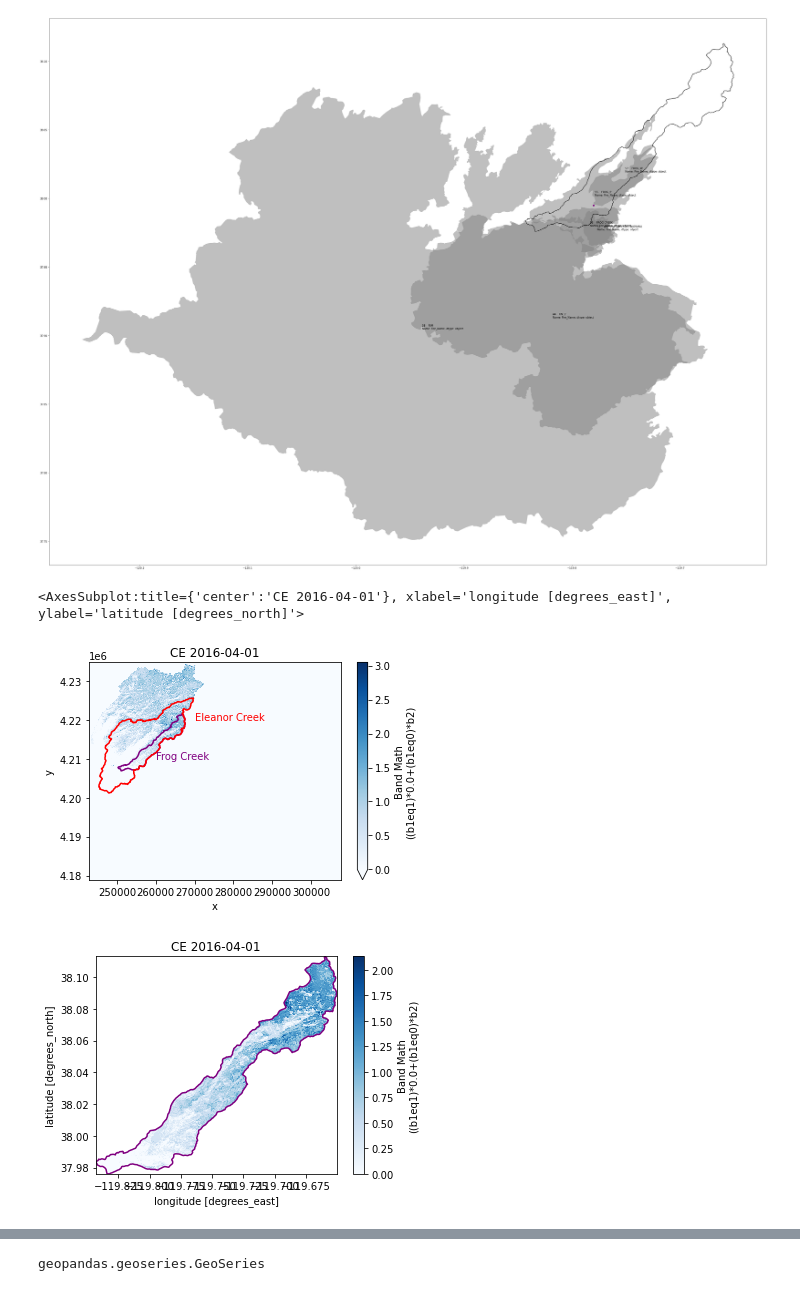
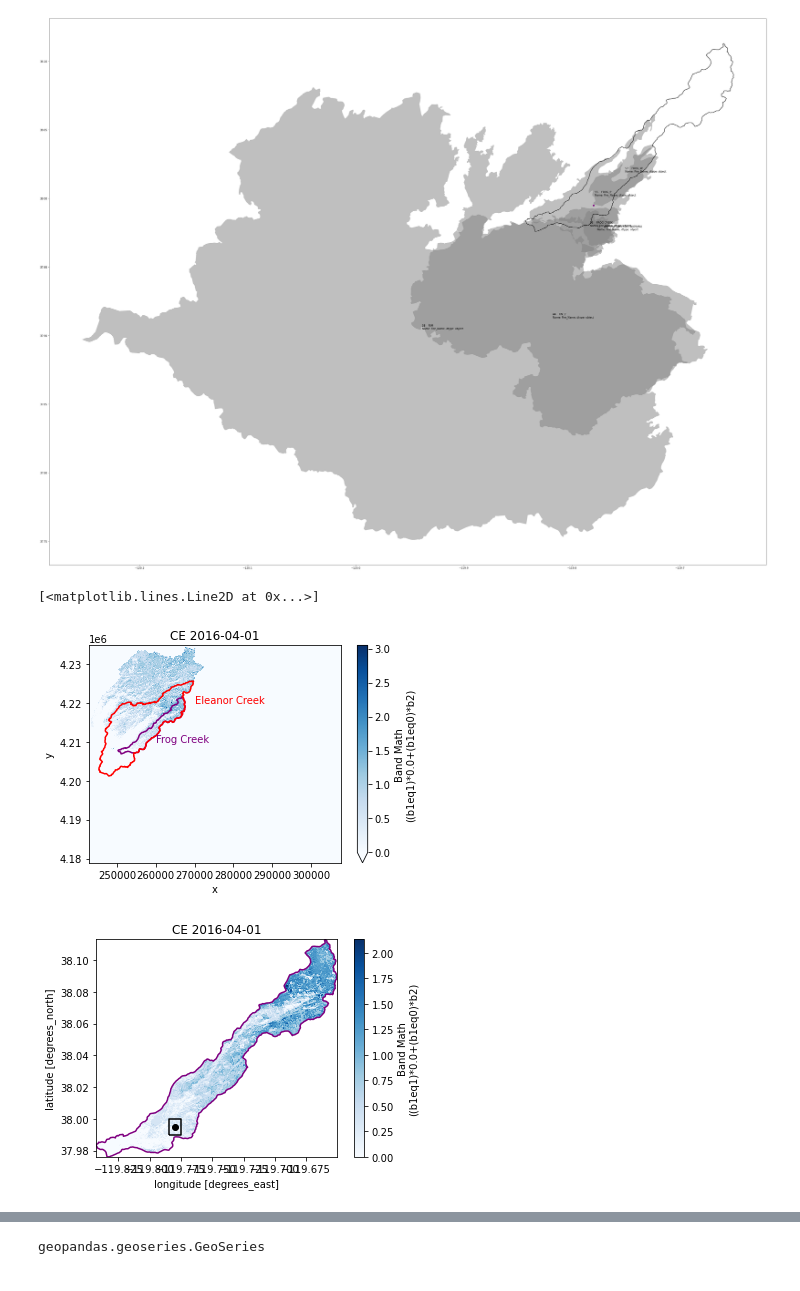
Before and after one commit to mariannecowherd/pyrodiversity, a Jupyter notebook: code/YosemiteDemo.ipynb, the cells around one changed output, grey strips where cells are left out. Saved outputs shown, nothing was run; the diff lists cells and outputs as text; code cells hidden in the pictures.

Commit message:
add frog aso data

```diff
--- a/code/YosemiteDemo.ipynb
+++ b/code/YosemiteDemo.ipynb
@@ -190,37 +190,72 @@ frog_t.boundary.plot(ax=ax,color='black')
 # %%
 import datetime
 import glob
+d_bhv = 0.005# distance from beehive sensor, in degrees
+
 eleanor = hucs[hucs.Name == 'Eleanor Creek']
 ##load in and plot all relevant ASO data for frog creek:
 list = glob.glob(r'data/aso/*.tif')
 tmp = list[0]
 basin = tmp.split('SWE_USCA')[1].split('_')[0]
 date = tmp.split('SWE_USCA')[1].split('_')[1].split('.tif')[0]
 image_date = datetime.date(year=int(date[0:4]),month=int(date[4:6]),day=int(date[6:8]))
 fig,ax=plt.subplots()
 data = rxr.open_rasterio(tmp)
 data.rio.set_crs('epsg:32611')
 data.plot(cmap='Blues',vmin=0,ax=ax)
 frog_utm = frogcreek.to_crs(data.rio.crs)
 frog_utm.boundary.plot(ax=ax,color='purple')
 ax.set_title(basin + ' ' + str(image_date))
 ax.text(260000,4.21e6,'Frog Creek',color='purple')
 eleanor.to_crs(data.rio.crs).boundary.plot(ax=ax,color='red')
 ax.text(270000,4.22e6,'Eleanor Creek',color='red')
 
 fig,ax=plt.subplots()
 data_t = data.rio.reproject(frog_t.crs,dst_FillValue = np.nan)
 data_t['_FillValue'] = np.nan
 data_t.attrs['_FillValue'] = np.nan
 data_t.values[data_t.values<-1] = np.nan
 frog_data = data_t.rio.clip(frog_t.geometry)
 frog_data.plot(vmin = 0,cmap='Blues',ax=ax)
 ax.set_title(basin + ' ' + str(image_date))
 frog_t.boundary.plot(ax=ax,color='purple')
+
+
+from shapely.geometry import Polygon
+
+## clip to near the beehive snow course
+beehive_data = data_t.rio.clip_box(minx = beehive_loc[1]-d_bhv,
+                                    miny = beehive_loc[0]-d_bhv,
+                                    maxx =  beehive_loc[1]+d_bhv,
+                                    maxy = beehive_loc[0]+d_bhv )
+
+min_x = beehive_loc[1]-d_bhv
+min_y = beehive_loc[0]-d_bhv
+max_x =  beehive_loc[1]+d_bhv
+max_y = beehive_loc[0]+d_bhv
+import pandas as pd
+
+# function to return polygon
+def bbox(long0, lat0, long1, lat1):
+    return Polygon([[long0, lat0],
+                    [long1,lat0],
+                    [long1,lat1],
+                    [long0, lat1]])
+
+test = bbox(min_x,min_y,max_x,max_y)
+
+gpd.GeoDataFrame(pd.DataFrame(['p1'], columns = ['geom']),
+        crs = {'init':'epsg:4326'},
+        geometry = [test]).to_file('bhv_box.shp')
+
+bhv_box = gpd.read_file('bhv_box.shp')
+# fig,ax=plt.subplots()
+bhv_box.boundary.plot(ax=ax,color='k')
+ax.plot(beehive_loc[1],beehive_loc[0],color = 'k',marker='o')
 # %% [output]
-<AxesSubplot:title={'center':'CE 2016-04-01'}, xlabel='longitude [degrees_east]', ylabel='latitude [degrees_north]'>
+[<matplotlib.lines.Line2D at 0x...>]
 [figure]
-[figure, old version]
+[figure, new version]
 # %%
 eleanor = hucs[hucs.Name == 'Eleanor Creek']
 filename = 'aso_data'
```
Also changed, not shown: parts of 6 cells of this notebook.
